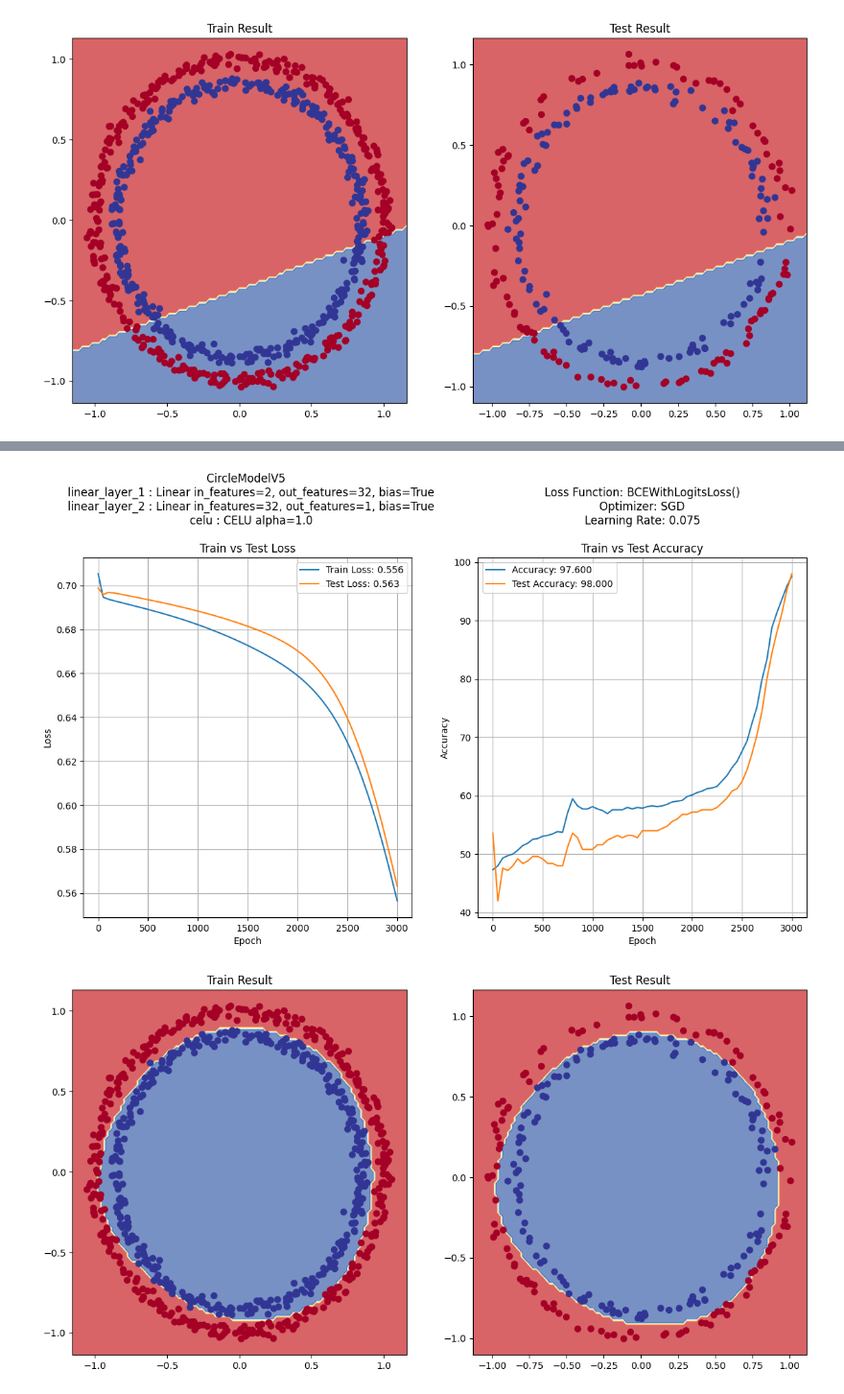
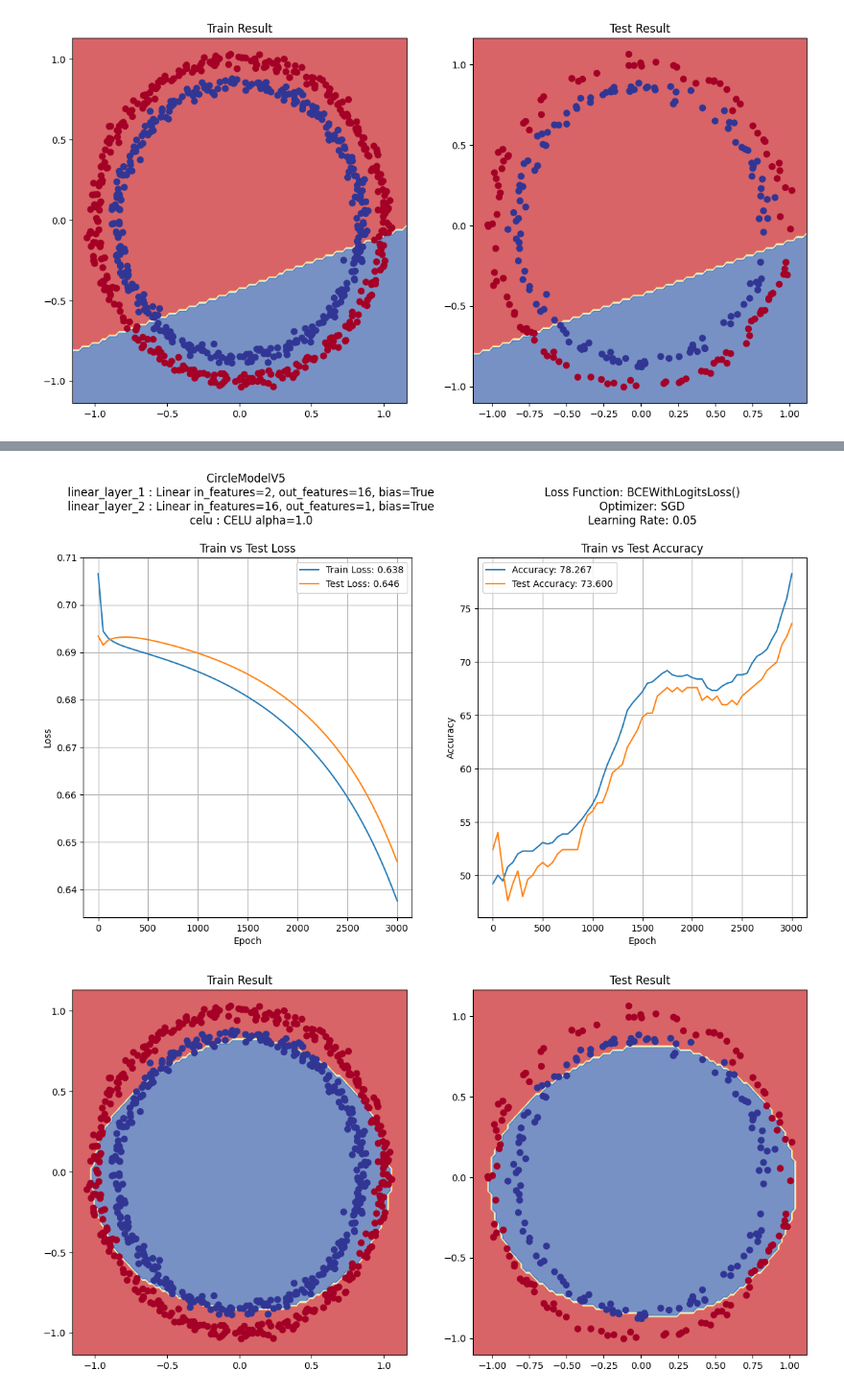
Before and after one commit to marcel1520/ML-course, a Jupyter notebook: training_nn_circles_loop_function.ipynb, the cells around one changed output, grey strips where cells are left out. Shown at 96% size. Saved outputs shown, nothing was run; the diff lists cells and outputs as text; code cells hidden in the pictures.

```diff
--- a/training_nn_circles_loop_function.ipynb
+++ b/training_nn_circles_loop_function.ipynb
@@ -20,8 +20,10 @@ X_circle, y_circle = make_circles(n_samples=1000,
                                   noise=0.025,
                                   random_state=50,
                                   factor=0.85)
-lr_const = 0.075
-hidden_layers = 32
+lr_const = 0.05
+hidden_layers = 16
+num_epochs = 3050
+print_freq = 50
 
 plt.figure(figsize=(7, 7))
 plt.title("Circles")
@@ -70,7 +72,7 @@ acc_values_1 = []
 test_loss_values_1 = []
 test_acc_values_1 = []
 
-epochs_1 = 3050
+epochs_1 = num_epochs
 
 for epoch_1 in range(epochs_1):
     model_1.train()
@@ -89,7 +91,7 @@ for epoch_1 in range(epochs_1):
         test_pred = torch.round(torch.sigmoid(test_logits))
         test_acc_1 = accuracy_fn(y_test, test_pred)
 
-        if epoch_1 % 50 == 0:
+        if epoch_1 % print_freq == 0:
             epochs_count_1.append(epoch_1)
             loss_values_1.append(loss_1)
             test_loss_values_1.append(test_loss_1)
@@ -465,6 +478,6 @@ optimizer_5_name, learning_rate_5 = get_optimizer_info(optimizer_5)
 epochs_count_5, loss_values_5, test_loss_values_5, acc_values_5, test_acc_values_5 = train_loop(model_5, loss_fn_5, accuracy_fn, optimizer_5,
                                                                                                 X_train, y_train,
                                                                                                 X_test, y_test,
-                                                                                                epochs=3050, print_freq=50,
+                                                                                                epochs=num_epochs, print_freq=print_freq,
                                                                                                 device=None)
 # %% [output]
@@ -488,13 +501,20 @@ Epoch: 3000 | Loss: 0.556 | Acc: 97.600 | Test Loss: 0.563 | Test Acc: 98.000
 # %%
-final_loss_5, final_test_loss_5, final_acc_5, final_test_acc_5 = get_final_train_loop_values(loss_values_5, test_loss_values_5, acc_values_5, test_acc_values_5)
+final_loss_5, final_test_loss_5, final_acc_5, final_test_acc_5 = get_final_train_loop_values(loss_values_5,
+                                                                                             test_loss_values_5,
+                                                                                             acc_values_5,
+                                                                                             test_acc_values_5)
 # %%
 results_5 = collect_final_values(model_5_name, final_loss_5, final_test_loss_5, final_acc_5, final_test_acc_5)
 # %%
-model_5_graphs = plot_graphs(model_5_architecture, epochs_count_5, loss_values_5, final_loss_5, test_loss_values_5, final_test_loss_5, acc_values_5, final_acc_5, test_acc_values_5, final_test_acc_5, loss_fn_5, optimizer_5_name, learning_rate_5)
+model_5_graphs = plot_graphs(model_5_architecture, epochs_count_5,
+                             loss_values_5, final_loss_5, test_loss_values_5, final_test_loss_5, acc_values_5,
+                             final_acc_5, test_acc_values_5, final_test_acc_5,
+                             loss_fn_5, optimizer_5_name, learning_rate_5)
+
 model_5_results = plot_results(model_5, X_train, y_train, X_test, y_test)
 # %% [output]
-[figure, old version]
+[figure, new version]
-[figure, old version]
+[figure, new version]
 # %%
 class CircleModelV6(nn.Module):
     def __init__(self, input_features, output_features):
```
Also changed, not shown: parts of 20 cells of this notebook.
